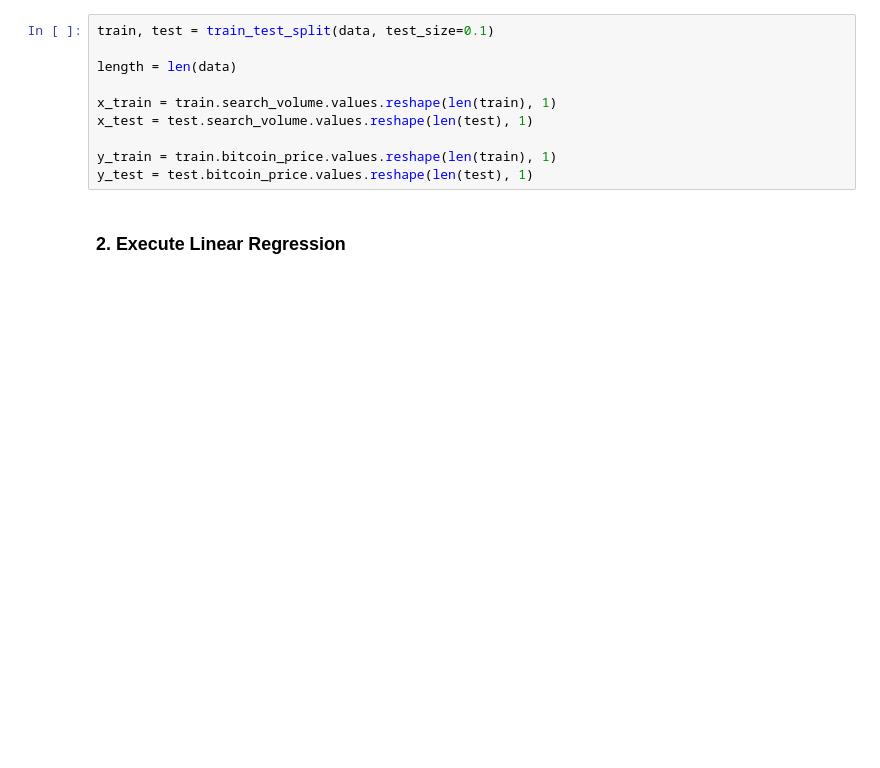
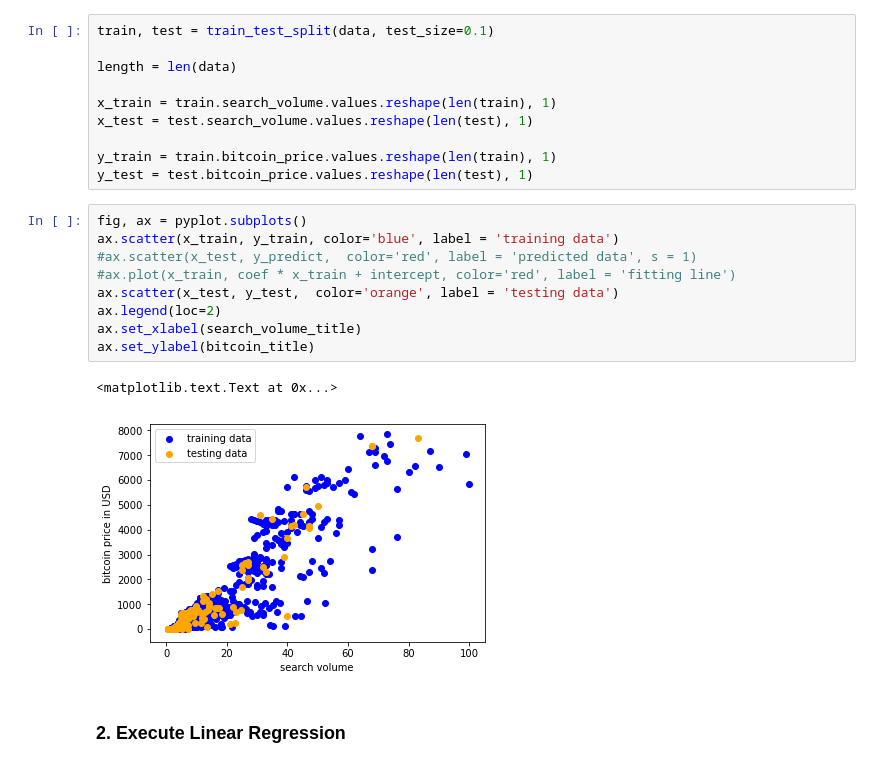
Before and after one commit to thutrangdong/coding-thesis, a Jupyter notebook: workspace_jupyter/analysis/Linear_Regression_Random.ipynb, the cells around one changed output. Drawn from its saved outputs; the diff is of its cells as text; blank space fills up the shorter version.

```diff
--- a/workspace_jupyter/analysis/Linear_Regression_Random.ipynb
+++ b/workspace_jupyter/analysis/Linear_Regression_Random.ipynb
@@ -25,6 +25,18 @@ x_test = test.search_volume.values.reshape(len(test), 1)
 
 y_train = train.bitcoin_price.values.reshape(len(train), 1)
 y_test = test.bitcoin_price.values.reshape(len(test), 1)
+# %%
+fig, ax = pyplot.subplots()
+ax.scatter(x_train, y_train, color='blue', label = 'training data')
+#ax.scatter(x_test, y_predict,  color='red', label = 'predicted data', s = 1)
+#ax.plot(x_train, coef * x_train + intercept, color='red', label = 'fitting line')
+ax.scatter(x_test, y_test,  color='orange', label = 'testing data')
+ax.legend(loc=2)
+ax.set_xlabel(search_volume_title)
+ax.set_ylabel(bitcoin_title)
+# %% [output]
+<matplotlib.text.Text at 0x...>
+[figure, added]
 # %% [markdown]
 ### 2. Execute Linear Regression
 # %%
```
Also changed, not shown: parts of 10 cells of this notebook, 1 other file.
